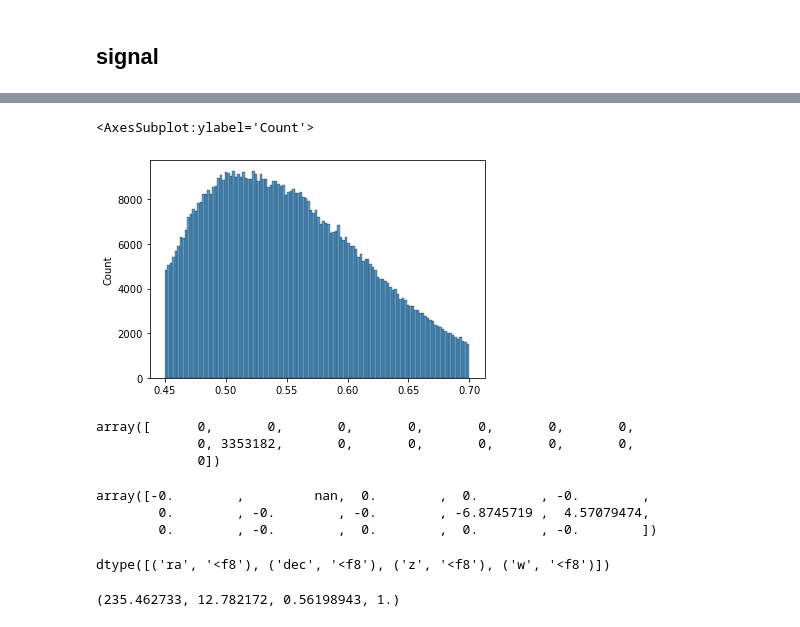
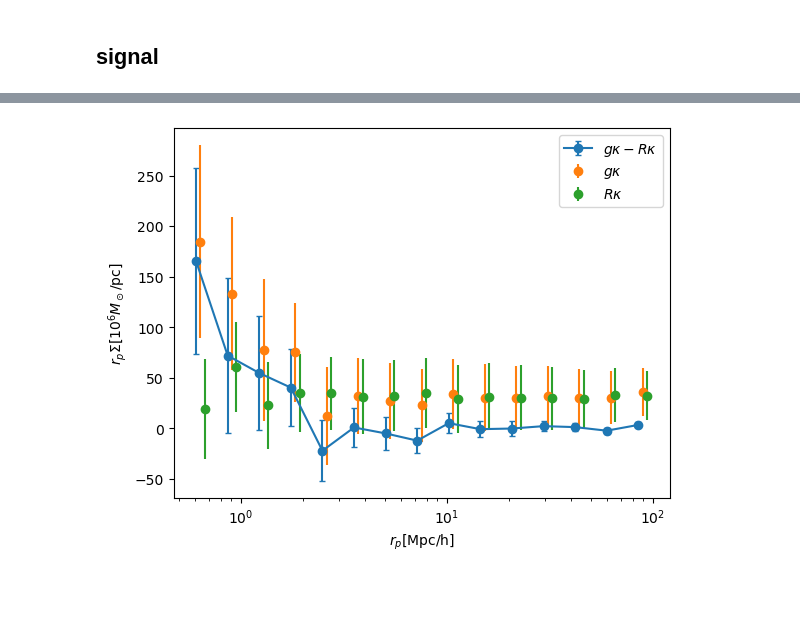
Before and after one commit to MeloDi-23/quasar-CMB-lensing-correlation, a Jupyter notebook: jupyter/result_cmass.ipynb, the cells around one changed output, grey strips where cells are left out. Saved outputs shown, nothing was run; the diff lists cells and outputs as text; code cells hidden in the pictures; blank space fills up the shorter version.

```diff
--- a/jupyter/result_cmass.ipynb
+++ b/jupyter/result_cmass.ipynb
@@ -159,6 +162,0 @@ cmass = np.load('/uufs/astro.utah.edu/common/home/u6060319/quasar-CMBlening/cmas
-# %%
-import seaborn as sns
-sns.histplot(cmass['z'])
-# %% [output]
-<AxesSubplot:ylabel='Count'>
-[figure, removed]
@@ -168,12 +162,0 @@ dat_r_ = np.load('../calculation_data/result_r=0.5_100_15_cmass_random_low.npy')
-# %%
-np.nanargmax(delta[1], axis=0)
-# %% [output]
-array([      0,       0,       0,       0,       0,       0,       0,
-             0, 3353182,       0,       0,       0,       0,       0,
-             0])
-# %%
-delta[0,3353182]
-# %% [output]
-array([-0.        ,         nan,  0.        ,  0.        , -0.        ,
-        0.        , -0.        , -0.        , -6.8745719 ,  4.57079474,
-        0.        , -0.        ,  0.        ,  0.        , -0.        ])
@@ -184,8 +163,12 @@ random = np.load('/uufs/astro.utah.edu/common/home/u6060319/quasar-CMBlening/cma
-# %%
-random.dtype
-# %% [output]
-dtype([('ra', '<f8'), ('dec', '<f8'), ('z', '<f8'), ('w', '<f8')])
-# %%
-random[3353182]
-# %% [output]
-(235.462733, 12.782172, 0.56198943, 1.)
+# %%
+plt.errorbar(r, sig, std_sub*np.sqrt(len(np.unique(pix))), capsize=2, fmt='-o', label='$g\\kappa-R\\kappa$')
+plt.errorbar(r*1.05, mean, std*np.sqrt(len(np.unique(pix))), label='$g\\kappa$', fmt='o')
+plt.errorbar(r*1.05*1.05, mean_r, std_r*np.sqrt(len(np.unique(pix_r))), label='$R\\kappa$', fmt='o')
+plt.semilogx()
+plt.xlabel('$r_p[\\mathrm{Mpc/h}]$')
+plt.ylabel('$r_p\\Sigma[10^6 M_\\odot/\\mathrm{pc}]$')
+# plt.ylim(top=50)
+plt.legend()
+plt.show()
+# %% [output]
+[figure, added]
```
Also changed, not shown: parts of 11 cells of this notebook, 7 other files.
